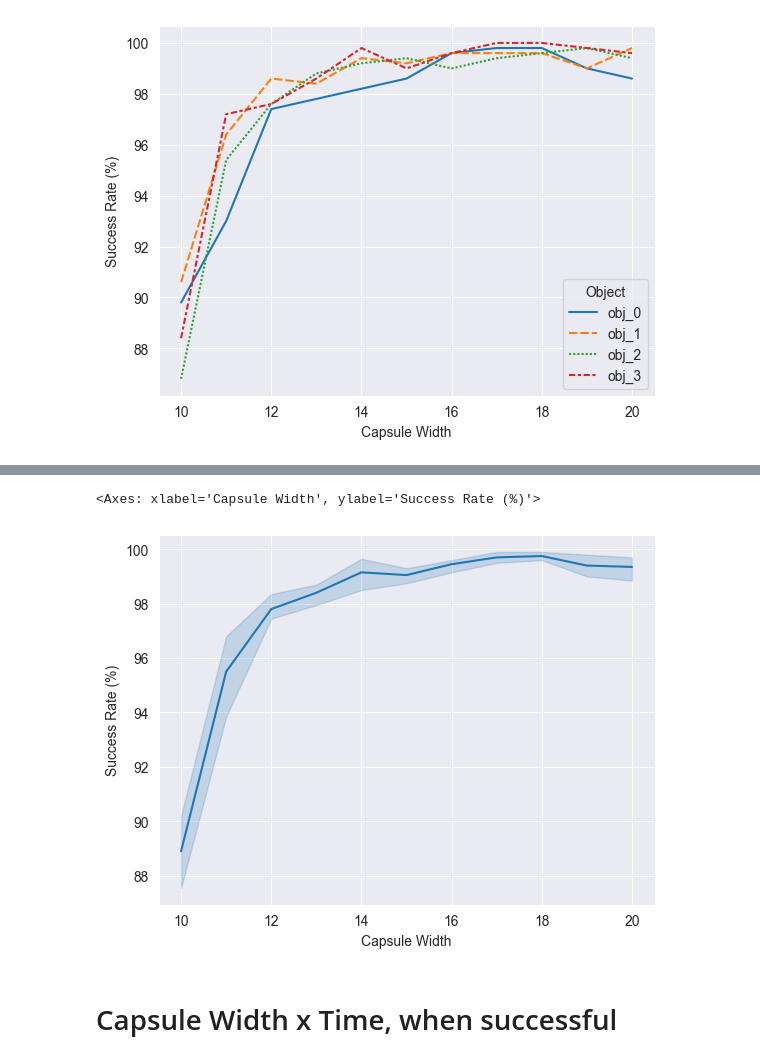
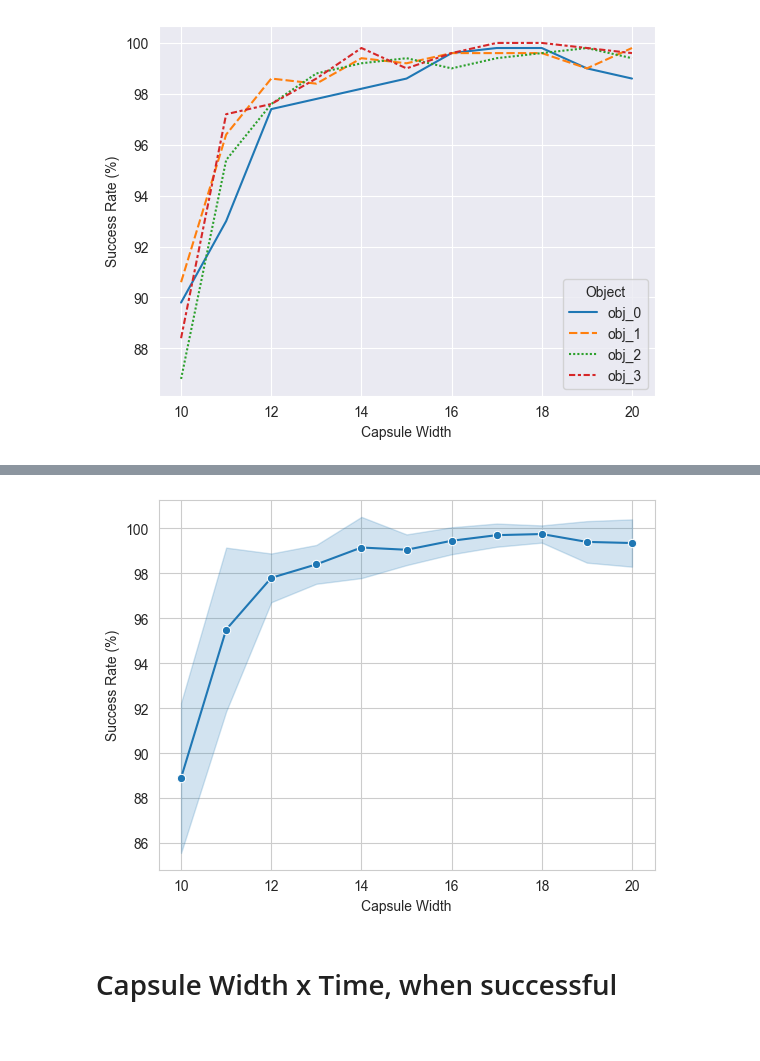
Before and after one commit to gabrielsluz/mapless_transport, a Jupyter notebook: results/ConditionedCapsule.ipynb, the cells around one changed output, grey strips where cells are left out. Saved outputs shown, nothing was run; the diff lists cells and outputs as text; code cells hidden in the pictures.

```diff
--- a/results/ConditionedCapsule.ipynb
+++ b/results/ConditionedCapsule.ipynb
@@ -57,7 +57,12 @@ aux_df = df
 aux_df['Object'] = aux_df['object']
 aux_df['million steps'] = aux_df['Step']/ 1e6
 aux_df['Success Rate (%)'] = 100*aux_df['Value']
-sns.set_style("darkgrid")
-sns.lineplot(aux_df, x='million steps', y='Success Rate (%)')
+sns.set_style("ticks")
+ax = sns.lineplot(
+    aux_df, x='million steps', y='Success Rate (%)', errorbar=("pi", 100),
+    # color=(63/255, 167/255, 214/255)
+)
+ax.set_ylim(0, 100)
+ax.set_xlim(0, )
 plt.savefig('ConditionedCapsule/images/training_curves.png',bbox_inches='tight')
 # %% [output]
@@ -92,3 +97,10 @@ sns.lineplot(aux_df, x='Capsule Width', y='Success Rate (%)', hue='Object', styl
 # %% [output]
 <Axes: xlabel='Capsule Width', ylabel='Success Rate (%)'>
 [figure]
+# %%
+aux_df = df
+aux_df['Object'] = aux_df['object']
+aux_df['Success Rate (%)'] = 100*aux_df['success']
+aux_df['Capsule Width'] = aux_df['capsule_width']
+sns.set_style("whitegrid")
+sns.lineplot(aux_df, x='Capsule Width', y='Success Rate (%)', errorbar=("pi", 100), marker='o')
@@ -95,14 +110,13 @@ sns.lineplot(aux_df, x='Capsule Width', y='Success Rate (%)', hue='Object', styl
 # %%
 aux_df = df
 aux_df['Object'] = aux_df['object']
 aux_df['Success Rate (%)'] = 100*aux_df['success']
 aux_df['Capsule Width'] = aux_df['capsule_width']
-sns.set_style("darkgrid")
-sns.lineplot(aux_df, x='Capsule Width', y='Success Rate (%)')
-# plt.savefig('ConditionedCapsule/images/width_x_success.png',bbox_inches='tight')
+sns.set_style("whitegrid")
+sns.lineplot(aux_df, x='Capsule Width', y='Success Rate (%)', errorbar=("sd", 2), marker='o')
+plt.savefig('ConditionedCapsule/images/width_x_success.png',bbox_inches='tight')
 # %% [output]
-<Axes: xlabel='Capsule Width', ylabel='Success Rate (%)'>
-[figure, old version]
+[figure, new version]
 # %% [markdown]
 # Capsule Width x Time, when successful
 # %%
```
Also changed, not shown: parts of 2 cells of this notebook, 16 other files.
